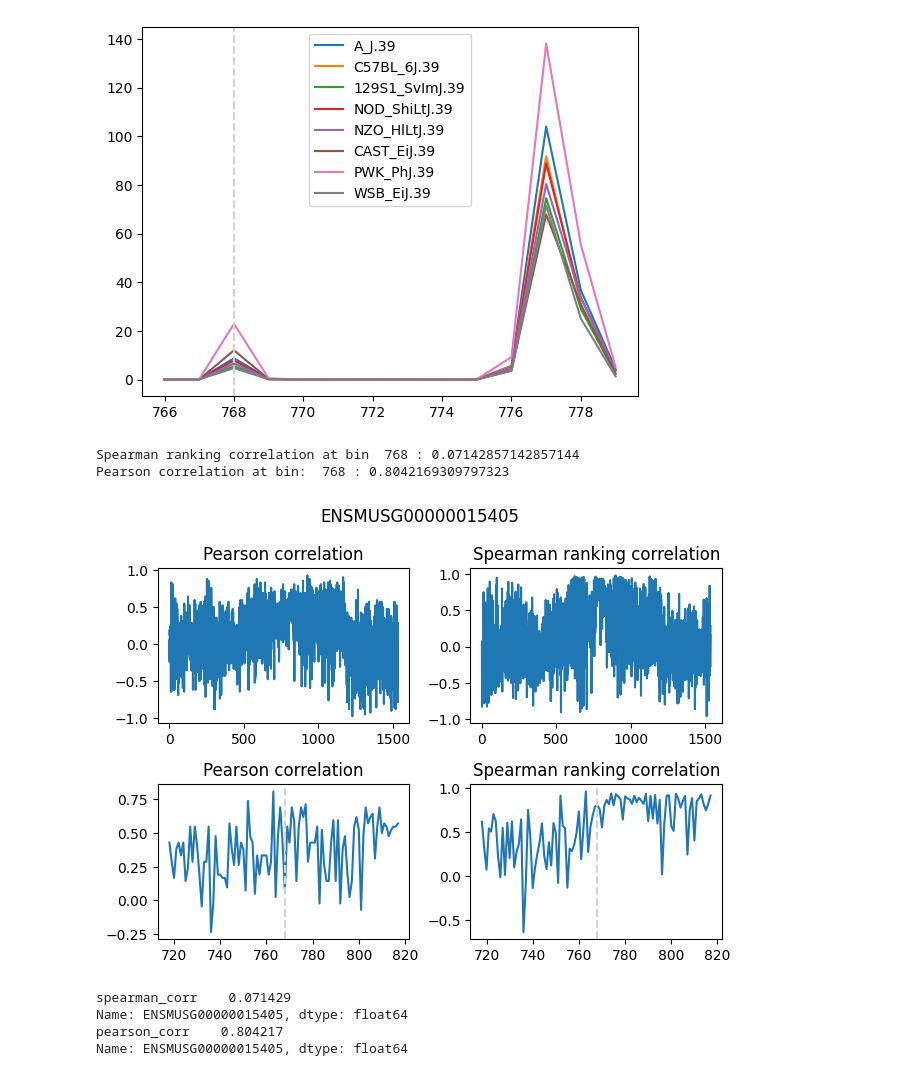
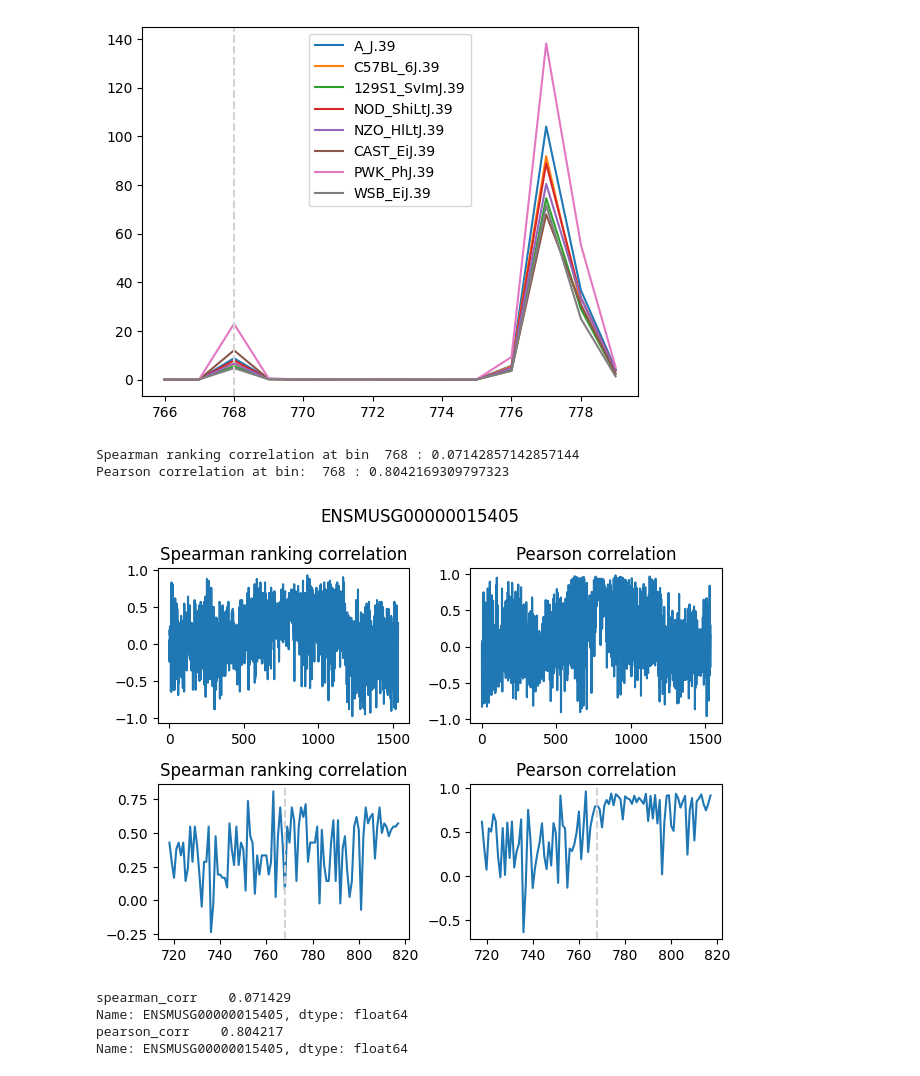
Before and after one commit to MahoneyLabGroup/BenchmarkEnformer, a Jupyter notebook: enformer_benchmark_plots.ipynb, the cells around one changed output. Saved outputs shown, nothing was run; the diff lists cells and outputs as text; code cells hidden in the pictures.

```diff
--- a/enformer_benchmark_plots.ipynb
+++ b/enformer_benchmark_plots.ipynb
@@ -162,22 +162,22 @@ def cal_corrcoefs(df1, c2eff, strains):
     print("Kurtosis (pearson corr): ", kurtosis(pearson_corr.pearson_corr, axis=0, bias=True))
     return spearman_corr, pearson_corr
 
-def plot_bin_corr(pearson_corr,spearman_corr, pred_loc):
+def plot_bin_corr(spearman_bin_corr,pearson_bin_corr, pred_loc):
     fig = plt.figure()
     ax1 = fig.add_subplot(221)
-    ax1.plot(pearson_corr)
-    ax1.set_title("Pearson correlation")
+    ax1.plot(spearman_bin_corr)
+    ax1.set_title("Spearman ranking correlation")
     ax2 = fig.add_subplot(222)
-    ax2.plot(spearman_corr)
-    ax2.set_title("Spearman ranking correlation")
+    ax2.plot(pearson_bin_corr)
+    ax2.set_title("Pearson correlation")
     ax3 = fig.add_subplot(223)
     n=50
-    ax3.plot(range(pred_loc-n, pred_loc+n), pearson_corr[pred_loc-n:pred_loc+n])
-    ax3.set_title("Pearson correlation")
+    ax3.plot(range(pred_loc-n, pred_loc+n), spearman_bin_corr[pred_loc-n:pred_loc+n])
+    ax3.set_title("Spearman ranking correlation")
     ax3.axvline(x = pred_loc, color = 'lightgrey', ls='--')
     ax4 = fig.add_subplot(224)
-    ax4.plot(range(pred_loc-n, pred_loc+n), spearman_corr[pred_loc-n:pred_loc+n])
-    ax4.set_title("Spearman ranking correlation")
+    ax4.plot(range(pred_loc-n, pred_loc+n), pearson_bin_corr[pred_loc-n:pred_loc+n])
+    ax4.set_title("Pearson correlation")
     ax4.axvline(x = pred_loc, color = 'lightgrey', ls='--')
 
     fig.suptitle(gene_id)
@@ -265,11 +265,12 @@ plt.axvline(x = pred_loc, color = 'lightgrey', ls='--')
 [figure]
 [figure]
 # %%
+gene_id = "ENSMUSG00000015405"
 cal_bin_corr(res_ace2, gene_id, c2eff, pred_loc)
 # %% [output]
 Spearman ranking correlation at bin  768 : 0.07142857142857144
 Pearson correlation at bin:  768 : 0.8042169309797323
-[figure, old version]
+[figure, new version]
 # %%
 ## Check if the results consistant (spearman_bin_corr[pred_loc] vs spearman_corr)
 print(spearman_corr.loc[gene_id])
```
Also changed, not shown: parts of 3 cells of this notebook.
